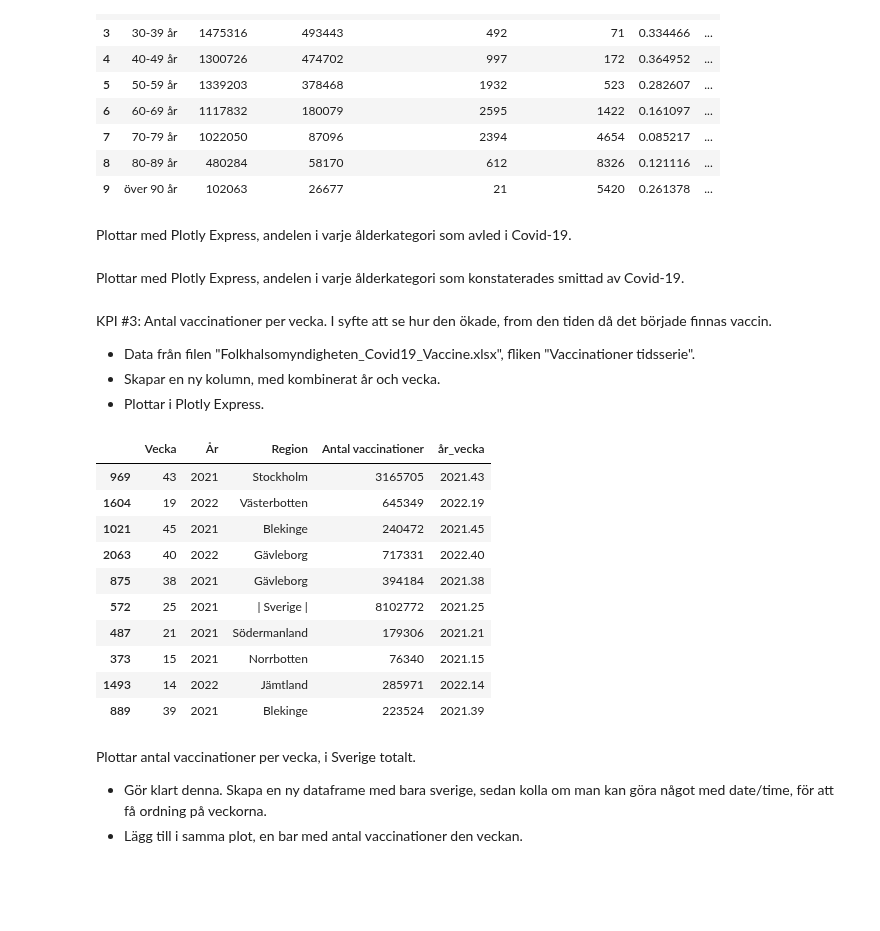
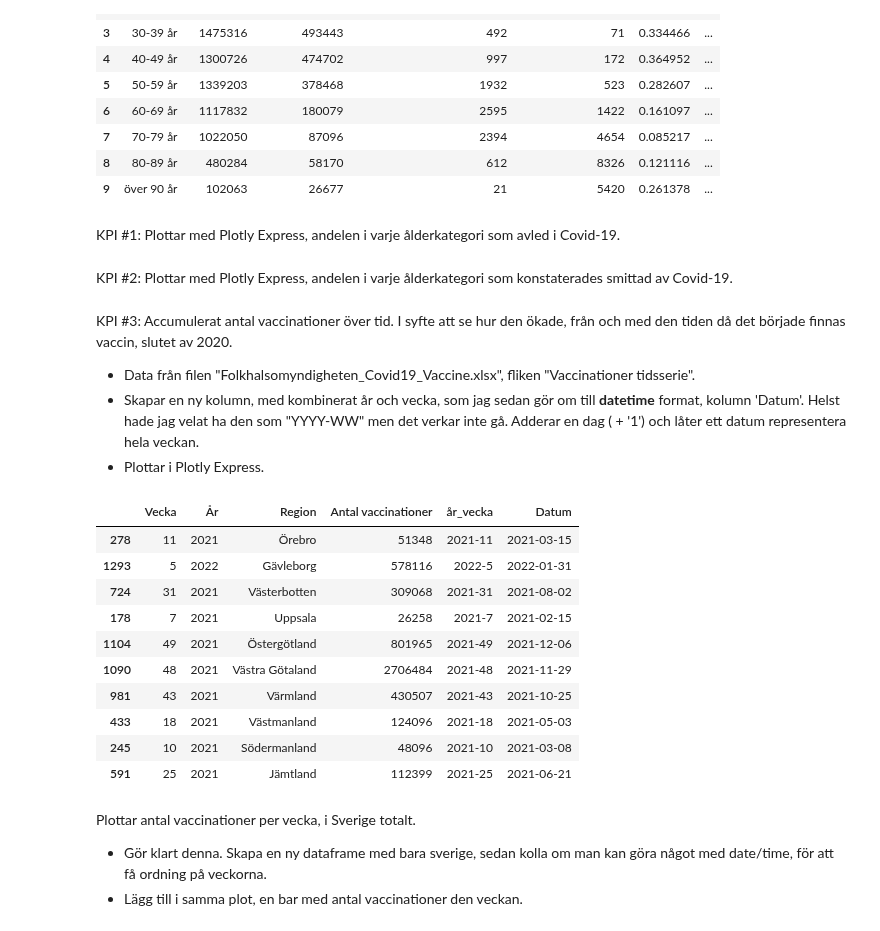
Before and after one commit to dancla240/Databehandling_Daniel_Claesson, a Jupyter notebook: Lab1/Lab1_Daniel_Claesson.ipynb, the cells around one changed output. Drawn from its saved outputs; the diff is of its cells as text; code cells hidden in the pictures; blank space fills up the shorter version.

```diff
--- a/Lab1/Lab1_Daniel_Claesson.ipynb
+++ b/Lab1/Lab1_Daniel_Claesson.ipynb
@@ -568,40 +578,40 @@ df_scb_fhm.head(10)
 | 8 | 80-89 år | 480284 | 58170 | 612 | 8326 | 0.121116 | ... |
 | 9 | över 90 år | 102063 | 26677 | 21 | 5420 | 0.261378 | ... |
 # %% [markdown]
-Plottar med Plotly Express, andelen i varje ålderkategori som avled i Covid-19.
+KPI #1: Plottar med Plotly Express, andelen i varje ålderkategori som avled i Covid-19.
 # %%
 px.bar(df_scb_fhm, x='ålder', y='andel_avlidna', title="KPI #1: Estimering av andel som avled i Covid-19 per åldersgrupp.")
 # %% [markdown]
-Plottar med Plotly Express, andelen i varje ålderkategori som konstaterades smittad av Covid-19.
+KPI #2: Plottar med Plotly Express, andelen i varje ålderkategori som konstaterades smittad av Covid-19.
 # %%
 px.bar(df_scb_fhm, x='ålder', y='andel_fall', title="KPI #2: Andel konstaterade fall i Covid-19 per åldersgrupp.")
 # %% [markdown]
-KPI #3: Antal vaccinationer per vecka. I syfte att se hur den ökade, from den tiden då det började finnas vaccin.
+KPI #3: Accumulerat antal vaccinationer över tid. I syfte att se hur den ökade, från och med den tiden då det började finnas vaccin, slutet av 2020.
 - Data från filen "Folkhalsomyndigheten_Covid19_Vaccine.xlsx", fliken "Vaccinationer tidsserie".
-- Skapar en ny kolumn, med kombinerat år och vecka.
+- Skapar en ny kolumn, med kombinerat år och vecka, som jag sedan gör om till **datetime** format, kolumn 'Datum'. Helst hade jag velat ha den som "YYYY-WW" men det verkar inte gå. Adderar en dag ( + '1') och låter ett datum representera hela veckan.
 - Plottar i Plotly Express.
 # %%
 # Read in data:
 fhm_vaccine = pd.read_excel("../Data/Folkhalsomyndigheten_Covid19_Vaccine.xlsx", sheet_name="Vaccinationer tidsserie")
 fhm_vaccine['År'] = fhm_vaccine['År'].astype(str)
 fhm_vaccine['Vecka'] = fhm_vaccine['Vecka'].astype(str)
-fhm_vaccine['år_vecka'] = fhm_vaccine['År'] + "." + fhm_vaccine['Vecka']
+fhm_vaccine['år_vecka'] = fhm_vaccine['År'] + "-" + fhm_vaccine['Vecka']
 fhm_vaccine['År'] = fhm_vaccine['År'].astype(int)
 fhm_vaccine['Vecka'] = fhm_vaccine['Vecka'].astype(int)
-fhm_vaccine['år_vecka'] = fhm_vaccine['år_vecka'].astype(float)
+fhm_vaccine['Datum'] = pd.to_datetime(fhm_vaccine['år_vecka'] + '1', format='%G-%V%u')
 fhm_vaccine.sample(10)
 # %% [output]
-|  | Vecka | År | Region | Antal vaccinationer | år_vecka |
-| 969 | 43 | 2021 | Stockholm | 3165705 | 2021.43 |
-| 1604 | 19 | 2022 | Västerbotten | 645349 | 2022.19 |
-| 1021 | 45 | 2021 | Blekinge | 240472 | 2021.45 |
-| 2063 | 40 | 2022 | Gävleborg | 717331 | 2022.40 |
-| 875 | 38 | 2021 | Gävleborg | 394184 | 2021.38 |
-| 572 | 25 | 2021 | | Sverige | | 8102772 | 2021.25 |
-| 487 | 21 | 2021 | Södermanland | 179306 | 2021.21 |
-| 373 | 15 | 2021 | Norrbotten | 76340 | 2021.15 |
-| 1493 | 14 | 2022 | Jämtland | 285971 | 2022.14 |
-| 889 | 39 | 2021 | Blekinge | 223524 | 2021.39 |
+|  | Vecka | År | Region | Antal vaccinationer | år_vecka | Datum |
+| 278 | 11 | 2021 | Örebro | 51348 | 2021-11 | 2021-03-15 |
+| 1293 | 5 | 2022 | Gävleborg | 578116 | 2022-5 | 2022-01-31 |
+| 724 | 31 | 2021 | Västerbotten | 309068 | 2021-31 | 2021-08-02 |
+| 178 | 7 | 2021 | Uppsala | 26258 | 2021-7 | 2021-02-15 |
+| 1104 | 49 | 2021 | Östergötland | 801965 | 2021-49 | 2021-12-06 |
+| 1090 | 48 | 2021 | Västra Götaland | 2706484 | 2021-48 | 2021-11-29 |
+| 981 | 43 | 2021 | Värmland | 430507 | 2021-43 | 2021-10-25 |
+| 433 | 18 | 2021 | Västmanland | 124096 | 2021-18 | 2021-05-03 |
+| 245 | 10 | 2021 | Södermanland | 48096 | 2021-10 | 2021-03-08 |
+| 591 | 25 | 2021 | Jämtland | 112399 | 2021-25 | 2021-06-21 |
 # %% [markdown]
 Plottar antal vaccinationer per vecka, i Sverige totalt.
 - Gör klart denna. Skapa en ny dataframe med bara sverige, sedan kolla om man kan göra något med date/time, för att få ordning på veckorna.
```
Also changed, not shown: parts of 14 cells of this notebook.
